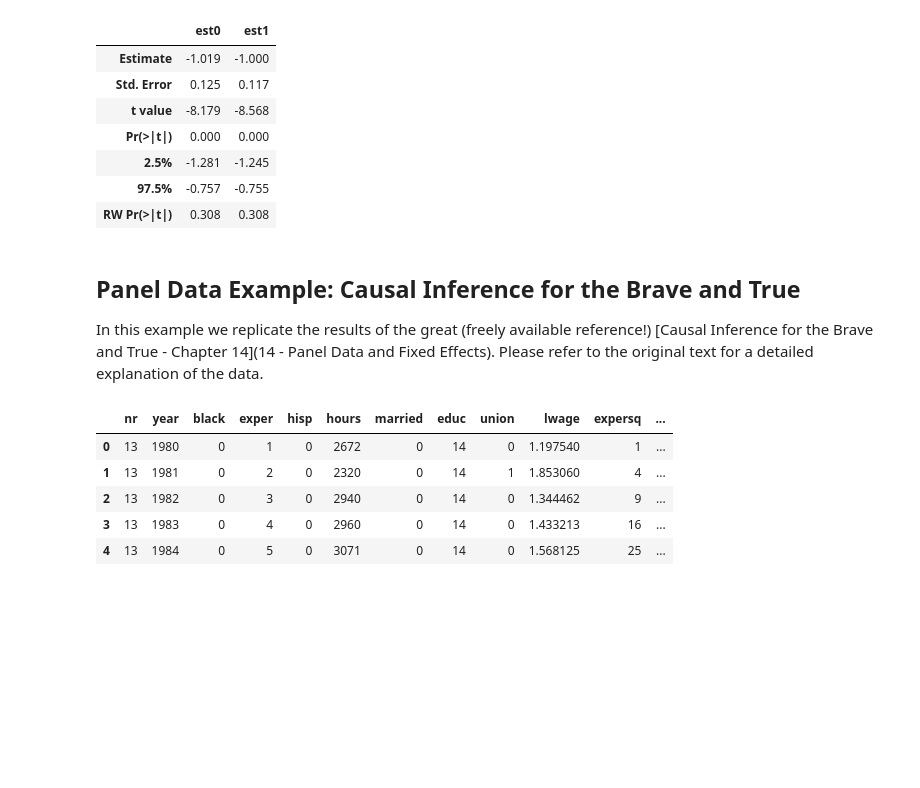
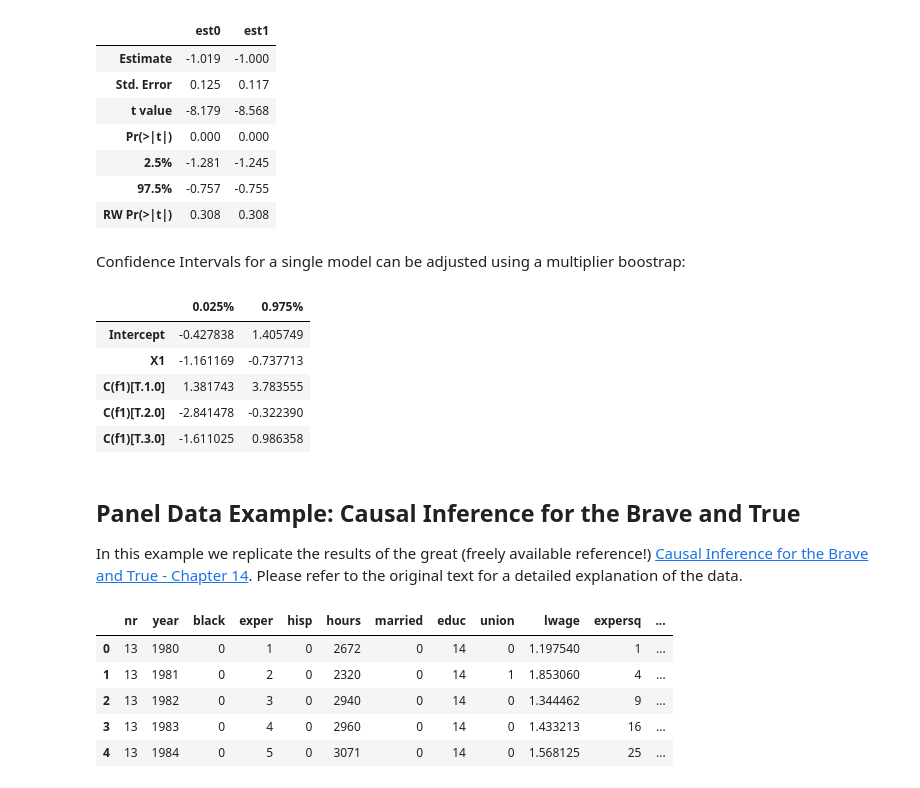
Before and after one commit to py-econometrics/pyfixest, a Jupyter notebook: docs/quickstart.ipynb, the cells around one changed output. Drawn from its saved outputs; the diff is of its cells as text; code cells hidden in the pictures; blank space fills up the shorter version.

```diff
--- a/docs/quickstart.ipynb
+++ b/docs/quickstart.ipynb
@@ -332,10 +355,22 @@ pf.rwolf([fit, fit2], param="X1", B=9999, seed=1234).round(3)
 | 2.5% | -1.281 | -1.245 |
 | 97.5% | -0.757 | -0.755 |
 | RW Pr(>|t|) | 0.308 | 0.308 |
+# %% [markdown]
+Confidence Intervals for a single model can be adjusted using a multiplier boostrap:
+# %%
+fit_ci = pf.feols("Y ~ X1+ C(f1)", data = data)
+fit_ci.confint(joint = True).head()
+# %% [output]
+|  | 0.025% | 0.975% |
+| Intercept | -0.427838 | 1.405749 |
+| X1 | -1.161169 | -0.737713 |
+| C(f1)[T.1.0] | 1.381743 | 3.783555 |
+| C(f1)[T.2.0] | -2.841478 | -0.322390 |
+| C(f1)[T.3.0] | -1.611025 | 0.986358 |
 # %% [markdown]
 ## Panel Data Example: Causal Inference for the Brave and True
 
-In this example we replicate the results of the great (freely available reference!) [Causal Inference for the Brave and True - Chapter 14](14 - Panel Data and Fixed Effects). Please refer to the original text for a detailed explanation of the data.
+In this example we replicate the results of the great (freely available reference!) [Causal Inference for the Brave and True - Chapter 14](https://matheusfacure.github.io/python-causality-handbook/14-Panel-Data-and-Fixed-Effects.html). Please refer to the original text for a detailed explanation of the data.
 # %%
 data_path = "https://raw.githubusercontent.com/bashtage/linearmodels/main/linearmodels/datasets/wage_panel/wage_panel.csv.bz2"
 data_df = pd.read_csv(data_path)
```
Also changed, not shown: parts of 8 cells of this notebook, 16 other files.
